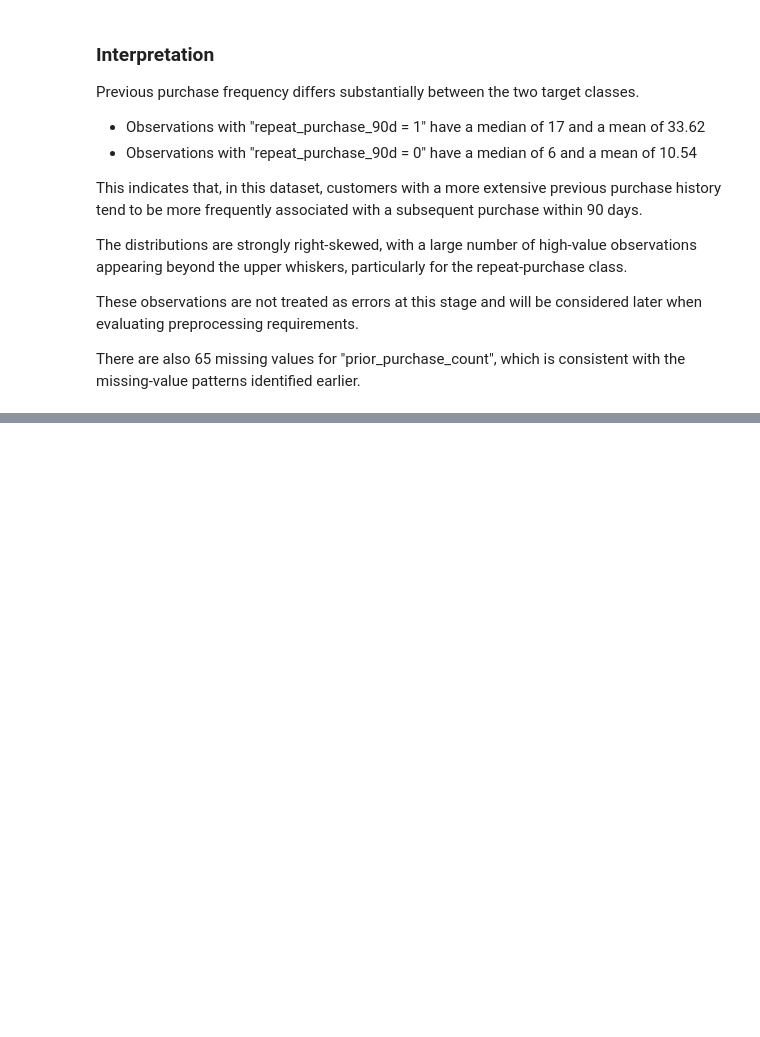
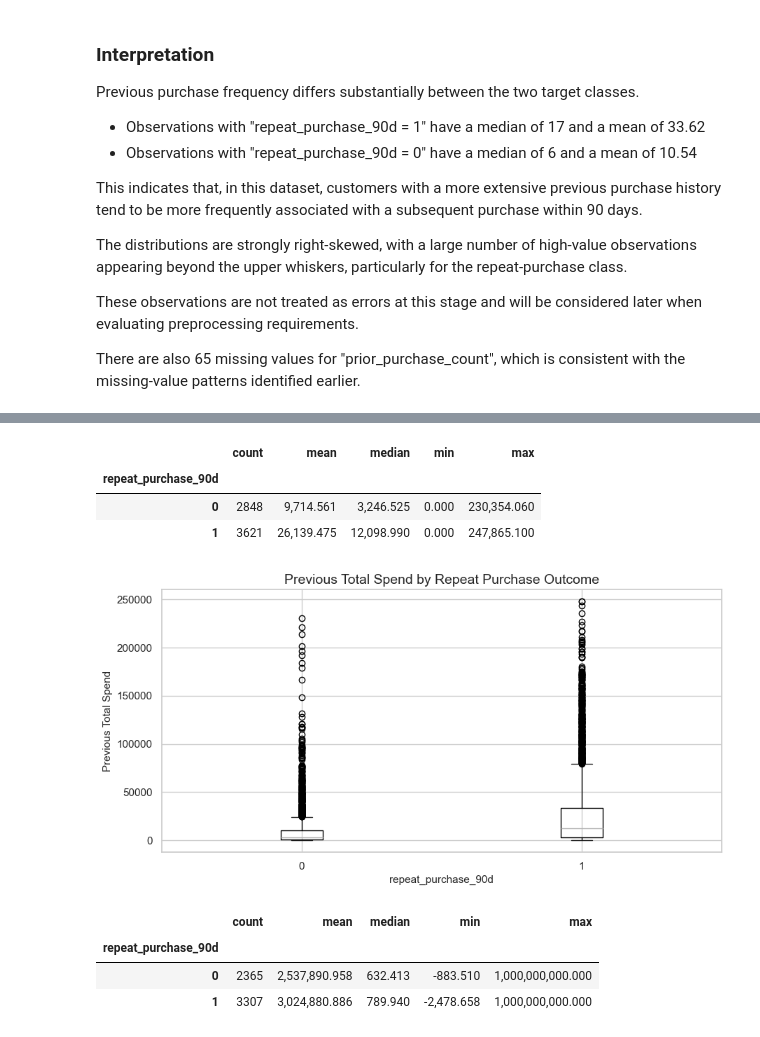
Before and after one commit to PedroHSantos20/ml-repeat-purchase, a Jupyter notebook: notebooks/01_eda.ipynb, the cells around one changed output, grey strips where cells are left out. Cells and saved outputs as stored; diff of their text form; code cells hidden in the pictures; blank space fills up the shorter version.

```diff
--- a/notebooks/01_eda.ipynb
+++ b/notebooks/01_eda.ipynb
@@ -1252,0 +1349,39 @@ There are also 65 missing values for "prior_purchase_count", which is consistent
+# %%
+# Compare previous total spending across the two target classes.
+spending_summary = (
+    train.groupby("repeat_purchase_90d")["prior_total_spend"]
+    .agg(["count", "mean", "median", "min", "max"])
+)
+
+display(spending_summary)
+# %% [output]
+|  | count | mean | median | min | max |
+| repeat_purchase_90d |  |  |  |  |  |
+| 0 | 2848 | 9,714.561 | 3,246.525 | 0.000 | 230,354.060 |
+| 1 | 3621 | 26,139.475 | 12,098.990 | 0.000 | 247,865.100 |
+# %%
+# Compare the distribution of previous total spending by target class.
+train.boxplot(
+    column="prior_total_spend",
+    by="repeat_purchase_90d"
+)
+
+plt.title("Previous Total Spend by Repeat Purchase Outcome")
+plt.suptitle("")
+plt.xlabel("repeat_purchase_90d")
+plt.ylabel("Previous Total Spend");
+# %% [output]
+[figure, added]
+# %%
+# Compare the mean previous purchase value across the two target classes.
+mean_purchase_value_summary = (
+    train.groupby("repeat_purchase_90d")["prior_mean_purchase_value"]
+    .agg(["count", "mean", "median", "min", "max"])
+)
+
+display(mean_purchase_value_summary)
+# %% [output]
+|  | count | mean | median | min | max |
+| repeat_purchase_90d |  |  |  |  |  |
+| 0 | 2365 | 2,537,890.958 | 632.413 | -883.510 | 1,000,000,000.000 |
+| 1 | 3307 | 3,024,880.886 | 789.940 | -2,478.658 | 1,000,000,000.000 |
```
Also changed, not shown: parts of 38 cells of this notebook.
